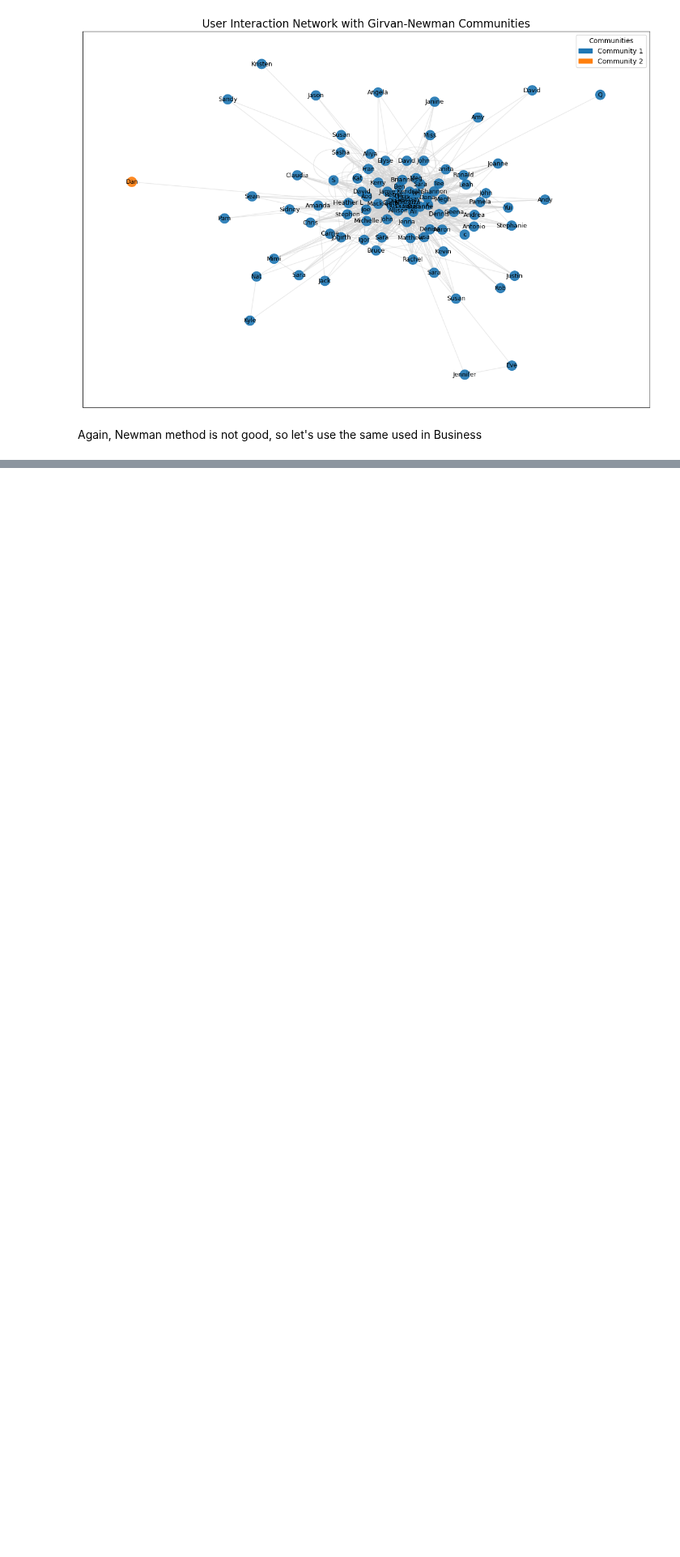
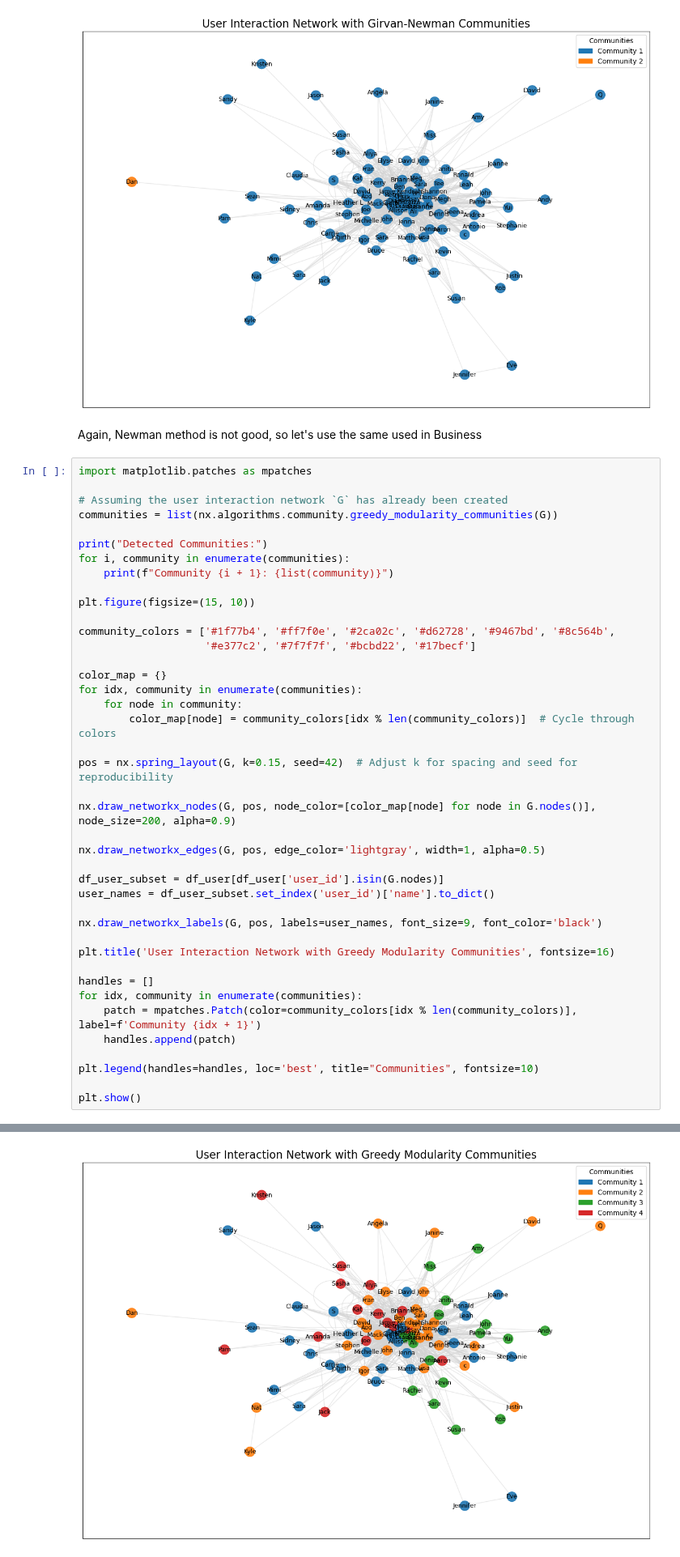
Before and after one commit to larasneves/ComplexDataAnalysis, a Jupyter notebook: Part 2 Social Network Forecasting/exploration_Lara_users_and_friends.ipynb, the cells around one changed output, grey strips where cells are left out. Shown at 81% size. Saved outputs shown, nothing was run; the diff lists cells and outputs as text; blank space fills up the shorter version.

```diff
--- a/Part 2 Social Network Forecasting/exploration_Lara_users_and_friends.ipynb
+++ b/Part 2 Social Network Forecasting/exploration_Lara_users_and_friends.ipynb
@@ -268,3 +268,45 @@ Community 2: {'mNITUu6B2wUKBOa4NmUHJg'}
 [figure]
 # %% [markdown]
 Again, Newman method is not good, so let's use the same used in Business
+# %%
+import matplotlib.patches as mpatches
+
+# Assuming the user interaction network `G` has already been created
+communities = list(nx.algorithms.community.greedy_modularity_communities(G))
+
+print("Detected Communities:")
+for i, community in enumerate(communities):
+    print(f"Community {i + 1}: {list(community)}")
+
+plt.figure(figsize=(15, 10))
+
+community_colors = ['#1f77b4', '#ff7f0e', '#2ca02c', '#d62728', '#9467bd', '#8c564b',
+                    '#e377c2', '#7f7f7f', '#bcbd22', '#17becf']
+
+color_map = {}
+for idx, community in enumerate(communities):
+    for node in community:
+        color_map[node] = community_colors[idx % len(community_colors)]  # Cycle through colors
+
+pos = nx.spring_layout(G, k=0.15, seed=42)  # Adjust k for spacing and seed for reproducibility
+
+nx.draw_networkx_nodes(G, pos, node_color=[color_map[node] for node in G.nodes()], node_size=200, alpha=0.9)
+
+nx.draw_networkx_edges(G, pos, edge_color='lightgray', width=1, alpha=0.5)
+
+df_user_subset = df_user[df_user['user_id'].isin(G.nodes)]
+user_names = df_user_subset.set_index('user_id')['name'].to_dict()
+
+nx.draw_networkx_labels(G, pos, labels=user_names, font_size=9, font_color='black')
+
+plt.title('User Interaction Network with Greedy Modularity Communities', fontsize=16)
+
+handles = []
+for idx, community in enumerate(communities):
+    patch = mpatches.Patch(color=community_colors[idx % len(community_colors)], label=f'Community {idx + 1}')
+    handles.append(patch)
+
+plt.legend(handles=handles, loc='best', title="Communities", fontsize=10)
+
+plt.show()
+# %% [output]
@@ -270,0 +318 @@ Again, Newman method is not good, so let's use the same used in Business
+[figure, added]
```
Also changed, not shown: parts of 1 cell of this notebook.
